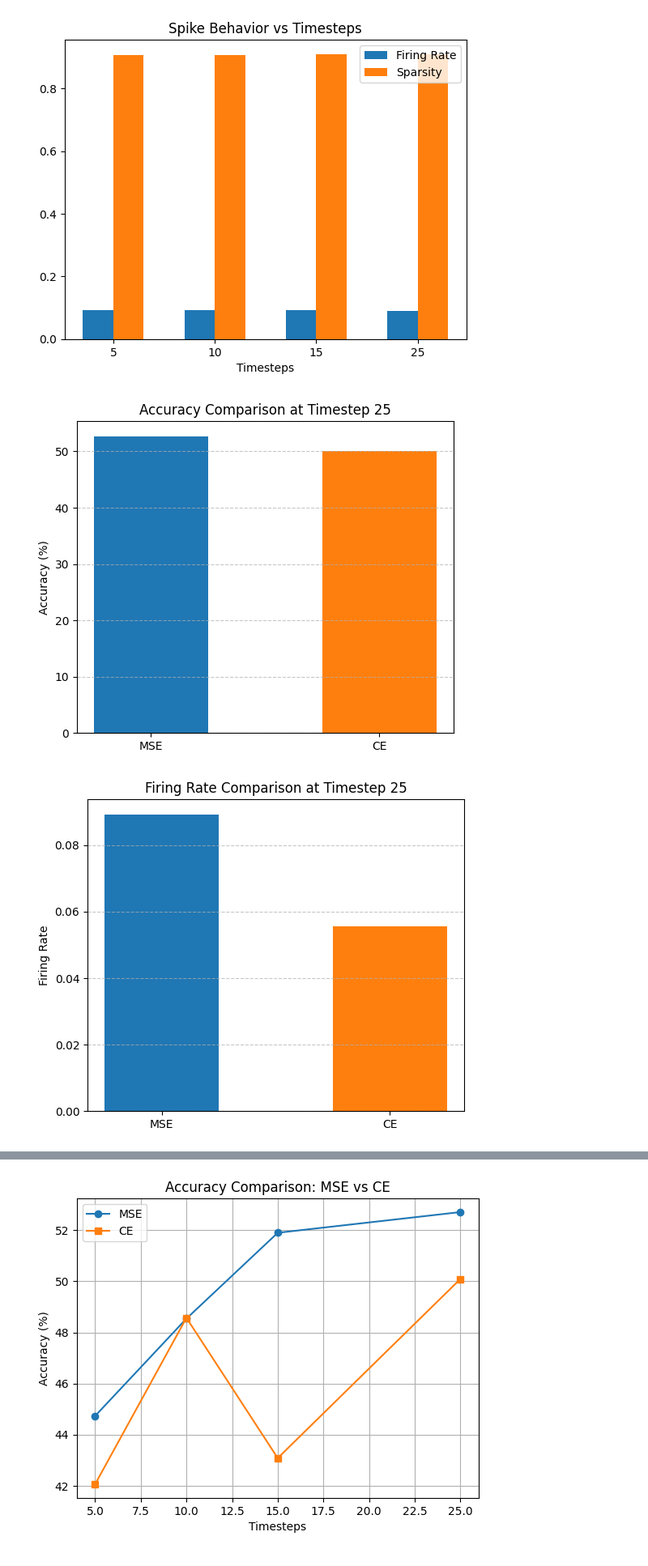
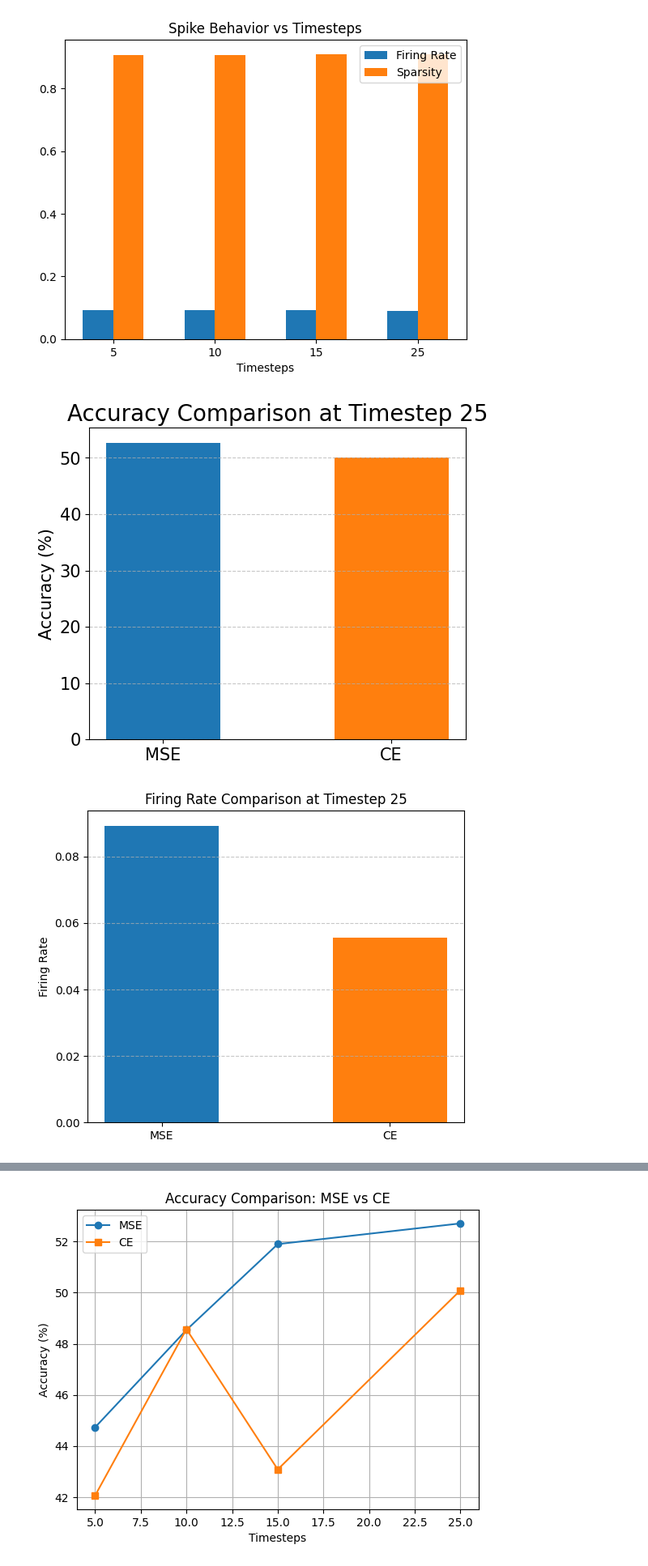
Before and after one commit to julenlegido/SpikingNeuralNetworks, a Jupyter notebook: notebooks/cifar_analysis.ipynb, the cells around one changed output, grey strips where cells are left out. Shown at 81% size. Saved outputs shown, nothing was run; the diff lists cells and outputs as text; code cells hidden in the pictures.

Commit message:
corrected plots

```diff
--- a/notebooks/cifar_analysis.ipynb
+++ b/notebooks/cifar_analysis.ipynb
@@ -210,37 +210,39 @@ accuracy_ts25 = [accuracy_MSE[3], accuracy_CE[3]]
 firing_ts25   = [firing_rate_MSE[3], firing_rate_CE[3]]
 sparsity_ts25 = [sparsity_MSE[3], sparsity_CE[3]]
 
 labels = ['MSE', 'CE']
 colors = ['#1f77b4', '#ff7f0e'] # Classic blue and orange
 
 # 1. Accuracy Comparison at Timestep 25
 plt.figure(figsize=(6, 5))
 plt.bar(labels, accuracy_ts25, color=colors, width=0.5)
-plt.title("Accuracy Comparison at Timestep 25")
-plt.ylabel("Accuracy (%)")
+plt.title("Accuracy Comparison at Timestep 25", fontsize=20)
+plt.ylabel("Accuracy (%)", fontsize=15)
+plt.xticks(fontsize=15)
+plt.yticks(fontsize=15)
 plt.grid(axis='y', linestyle='--', alpha=0.7)
-plt.savefig("results/figures/MSE_CE_accuracy_ts25.png", dpi=300)
+#plt.savefig("results/figures/MSE_CE_accuracy_ts25.png", dpi=300)
 plt.show()
 
 # 2. Firing Rate Comparison at Timestep 25
 plt.figure(figsize=(6, 5))
 plt.bar(labels, firing_ts25, color=colors, width=0.5)
 plt.title("Firing Rate Comparison at Timestep 25")
 plt.ylabel("Firing Rate")
 plt.grid(axis='y', linestyle='--', alpha=0.7)
 plt.savefig("results/figures/MSE_CE_firing_rate_ts25.png", dpi=300)
 plt.show()
 
 # 3. Sparsity Comparison at Timestep 25
 plt.figure(figsize=(6, 5))
 plt.bar(labels, sparsity_ts25, color=colors, width=0.5)
 plt.title("Sparsity Comparison at Timestep 25")
 plt.ylabel("Sparsity")
 plt.grid(axis='y', linestyle='--', alpha=0.7)
 plt.savefig("results/figures/MSE_CE_sparsity_ts25.png", dpi=300)
 plt.show()
 # %% [output]
-[figure, old version]
+[figure, new version]
 [figure]
 [figure]
 # %%
```
Also changed, not shown: parts of 7 cells of this notebook, 12 other files.
